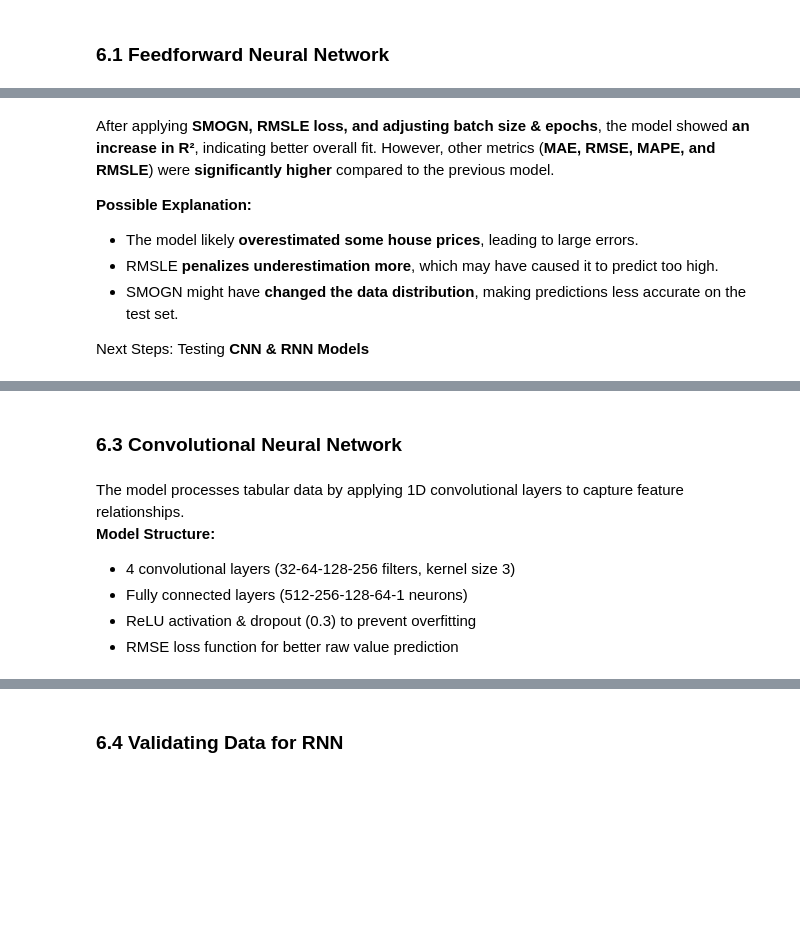
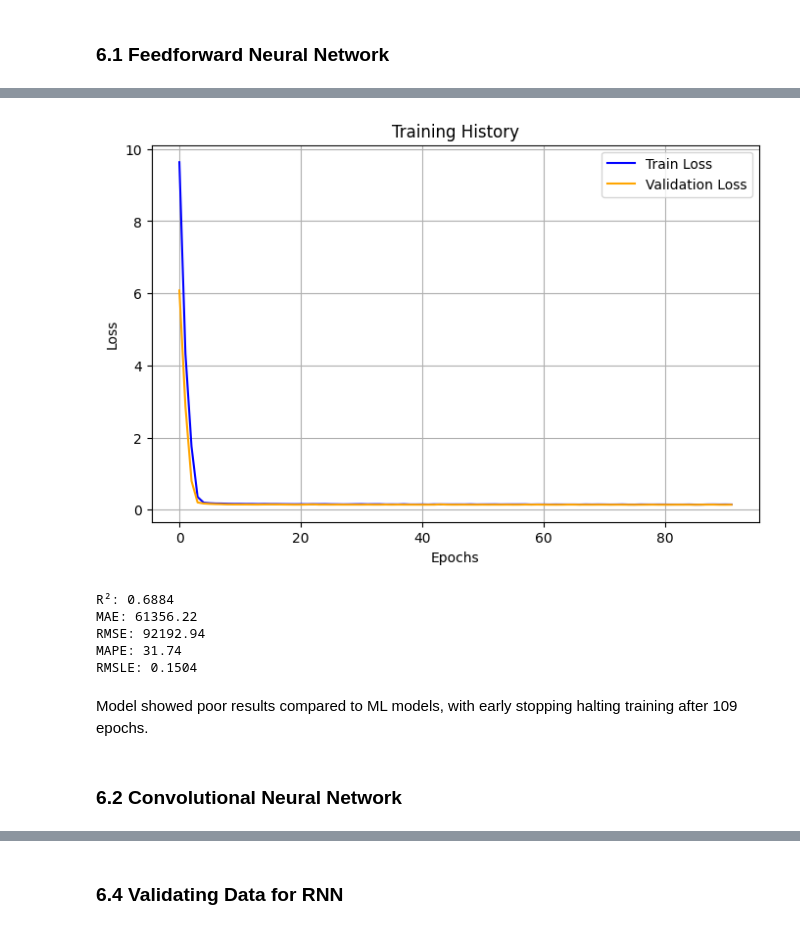
Before and after one commit to davydantoniuk/lublin-house-price-predict, a Jupyter notebook: price_prediction.ipynb, the cells around one changed output, grey strips where cells are left out. Cells and saved outputs as stored; diff of their text form; code cells hidden in the pictures; blank space fills up the shorter version.

Commit message:
Rebuild Neural Networks

```diff
--- a/price_prediction.ipynb
+++ b/price_prediction.ipynb
@@ -3088,9 +2534,30 @@ RMSLE: 0.1505
-# %% [markdown]
-After applying **SMOGN, RMSLE loss, and adjusting batch size & epochs**, the model showed **an increase in R²**, indicating better overall fit. However, other metrics (**MAE, RMSE, MAPE, and RMSLE**) were **significantly higher** compared to the previous model.
-
-**Possible Explanation:**
-- The model likely **overestimated some house prices**, leading to large errors.
-- RMSLE **penalizes underestimation more**, which may have caused it to predict too high.
-- SMOGN might have **changed the data distribution**, making predictions less accurate on the test set.
-
-Next Steps: Testing **CNN & RNN Models**
+# %%
+batch_size = 8
+train_loader, val_loader, input_size = create_dataloaders(
+    X_train_linear_transformed, y_train_linear, X_val_linear_transformed, y_val_linear, batch_size
+)
+
+device = torch.device("cuda" if torch.cuda.is_available() else "cpu")
+model = HousePriceFNN(input_size).to(device)
+criterion = RMSLELoss()
+optimizer = optim.Adam(model.parameters(), lr=0.0003, weight_decay=1e-5)
+
+history = train_model(model, train_loader, val_loader, criterion, optimizer, num_epochs=300, patience=15, device=device)
+plot_training_history(history)
+
+# Evaluate Model
+model.eval()
+y_pred, y_true = [], []
+with torch.no_grad():
+    for X_batch, y_batch in val_loader:
+        X_batch = X_batch.to(device)
+        preds = np.maximum(model(X_batch).cpu().numpy().squeeze(), 0)
+        y_pred.extend(preds)
+        y_true.extend(y_batch.cpu().numpy())
+
+y_pred, y_true = np.array(y_pred), np.array(y_true)
+
+# Evaluate Performance
+fnn_r2, fnn_mae, fnn_mse, fnn_rmse, fnn_mape, fnn_rmsle = evaluate_model(y_true, y_pred)
+print(f"R²: {fnn_r2:.4f}\nMAE: {fnn_mae:.2f}\nRMSE: {fnn_rmse:.2f}\nMAPE: {fnn_mape:.2f}\nRMSLE: {fnn_rmsle:.4f}")
+# %% [output]
@@ -3097,9 +2568,10 @@ Next Steps: Testing **CNN & RNN Models**
+[figure, added]
+R²: 0.6884
+MAE: 61356.22
+RMSE: 92192.94
+MAPE: 31.74
+RMSLE: 0.1504
+# %% [markdown]
+Model showed poor results compared to ML models, with early stopping halting training after 109 epochs.
 # %% [markdown]
-### 6.3 Convolutional Neural Network
+### 6.2 Convolutional Neural Network
-# %% [markdown]
-The model processes tabular data by applying 1D convolutional layers to capture feature relationships.\
-**Model Structure:**
-- 4 convolutional layers (32-64-128-256 filters, kernel size 3)
-- Fully connected layers (512-256-128-64-1 neurons)
-- ReLU activation & dropout (0.3) to prevent overfitting
-- RMSE loss function for better raw value prediction
```
Also changed, not shown: parts of 36 cells of this notebook.
